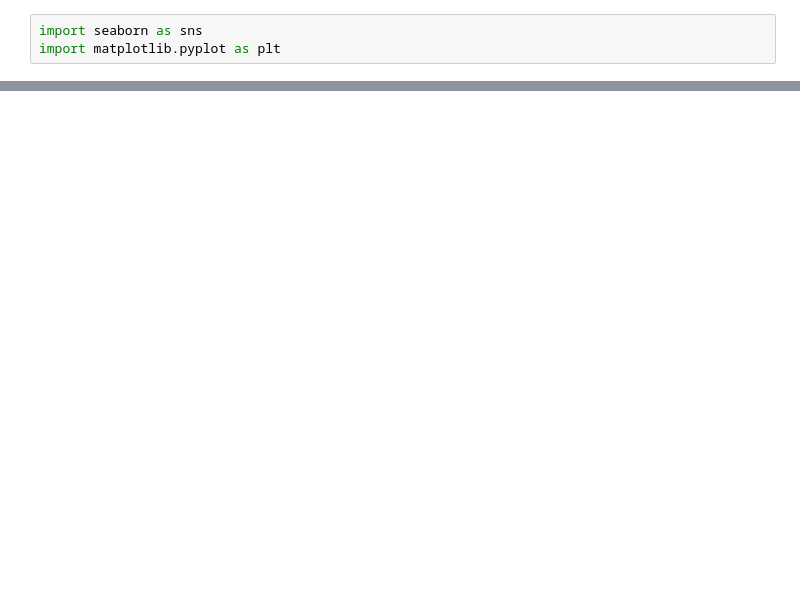
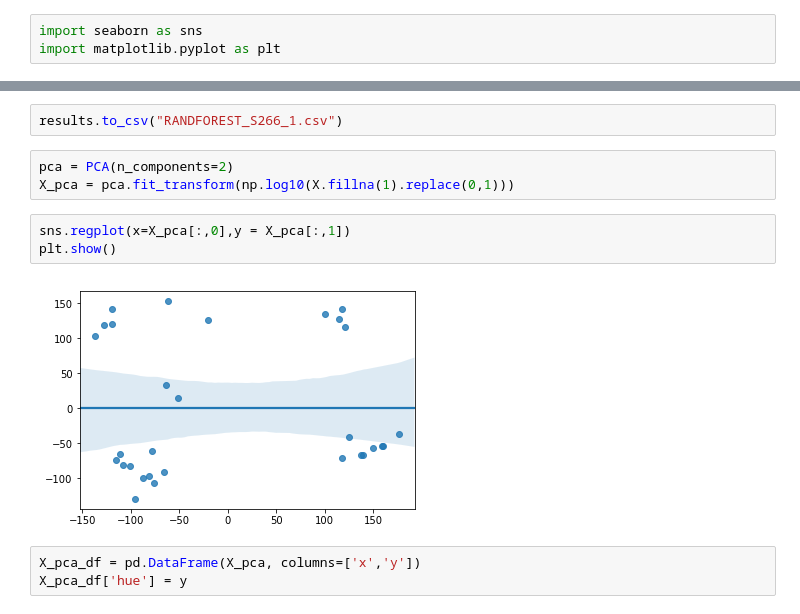
Before and after one commit to aladha8/metabML, a Jupyter notebook: Study_Classifier.ipynb, the cells around one changed output, grey strips where cells are left out. Saved outputs shown, nothing was run; the diff lists cells and outputs as text; blank space fills up the shorter version.

```diff
--- a/Study_Classifier.ipynb
+++ b/Study_Classifier.ipynb
@@ -261,0 +259,13 @@ X_train
+# %%
+results.to_csv("RANDFOREST_S266_1.csv")
+# %%
+pca = PCA(n_components=2)
+X_pca = pca.fit_transform(np.log10(X.fillna(1).replace(0,1)))
+# %%
+sns.regplot(x=X_pca[:,0],y = X_pca[:,1])
+plt.show()
+# %% [output]
+[figure, added]
+# %%
+X_pca_df = pd.DataFrame(X_pca, columns=['x','y'])
+X_pca_df['hue'] = y
```
Also changed, not shown: parts of 16 cells of this notebook, 20 other files.
